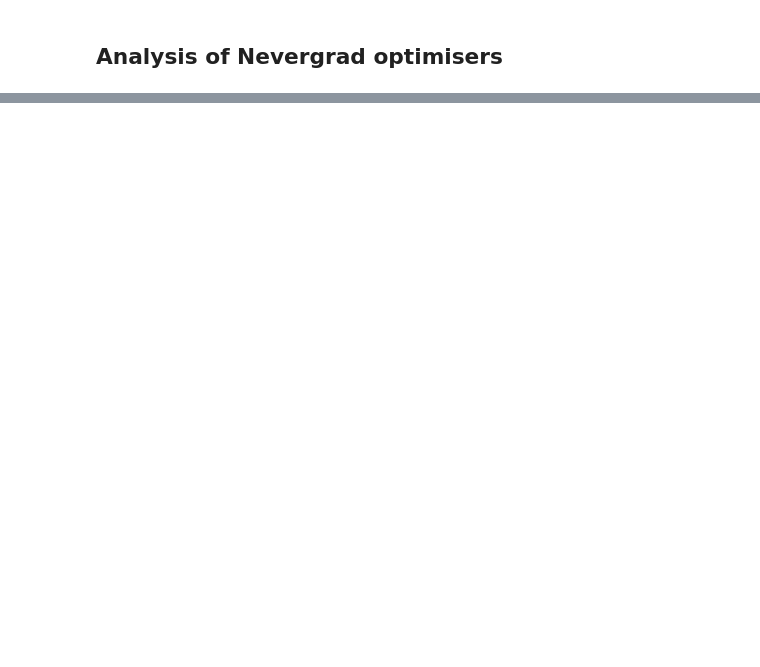
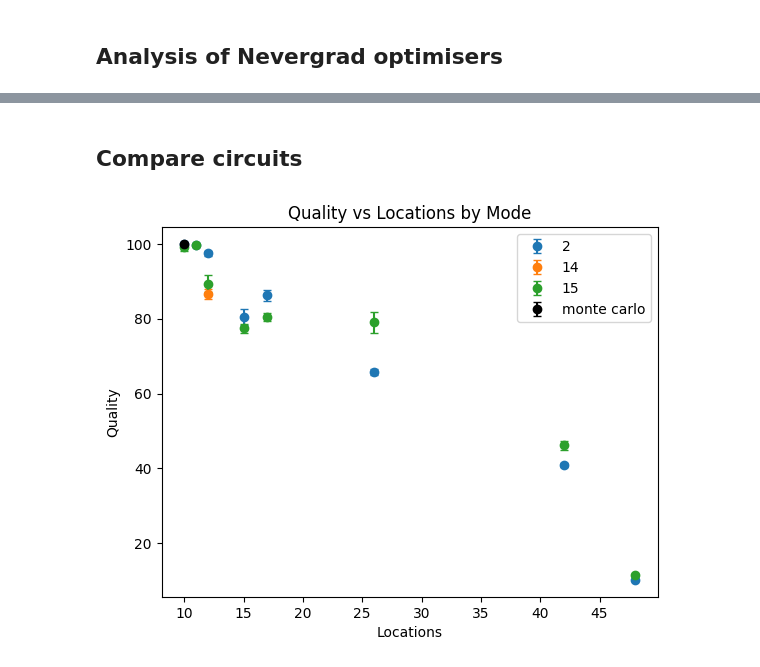
Before and after one commit to goldsmdn/TSP_VQC, a Jupyter notebook: show_results.ipynb, the cells around one changed output, grey strips where cells are left out. Cells and saved outputs as stored; diff of their text form; code cells hidden in the pictures; blank space fills up the shorter version.

Commit message:
#108 Add CMA to Monte Carlo and refactor for recent changes.  Update reporting

```diff
--- a/show_results.ipynb
+++ b/show_results.ipynb
@@ -1098,0 +1618,67 @@ Error:
+# %% [markdown]
+## Compare circuits
+# %%
+FILTERS_CMA = {
+    'quantum': True,
+    'shots': 1_024,
+    'gradient_type': 'CMA',
+    'iterations': 1_250,
+    'sigma': 0.7,
+}
+
+df = read_data()
+cma = apply_filters(df, FILTERS_GENERAL)
+cma = apply_filters(df, FILTERS_CMA)
+cma['mode'] = cma['mode'].astype(int)
+cma = cma[cma['locations'].isin(LOCATIONS)]
+
+cma = find_quality(
+    df=cma,
+    factor=100,
+    round=1
+    )
+
+cma_stats = (
+    cma.groupby(['mode', 'locations'])
+      .agg(
+          quality_mean=('quality', 'mean'),
+          quality_sem=('quality', 'sem'),
+      )
+      .reset_index()
+)
+
+plt.figure()
+
+for mode, group in cma_stats.groupby('mode'):
+    group_sorted = group.sort_values('locations')
+
+    plt.errorbar(
+        group_sorted['locations'],
+        group_sorted['quality_mean'],
+        yerr=group_sorted['quality_sem'],
+        fmt='o',
+        capsize=3,
+        label=mode
+    )
+
+plt.errorbar(
+    LOCATIONS,
+    qml_mc_mean,
+    yerr=qml_mc_error,
+    fmt='o',
+    color='black',
+    capsize=3,
+    label='monte carlo',
+    )
+
+# Labels and legend
+plt.xlabel('Locations')
+plt.ylabel('Quality')
+
+
+plt.title('Quality vs Locations by Mode')
+plt.legend()
+
+plt.show()
+# %% [output]
+[figure, added]
```
Also changed, not shown: parts of 75 cells of this notebook, 2 other files.
